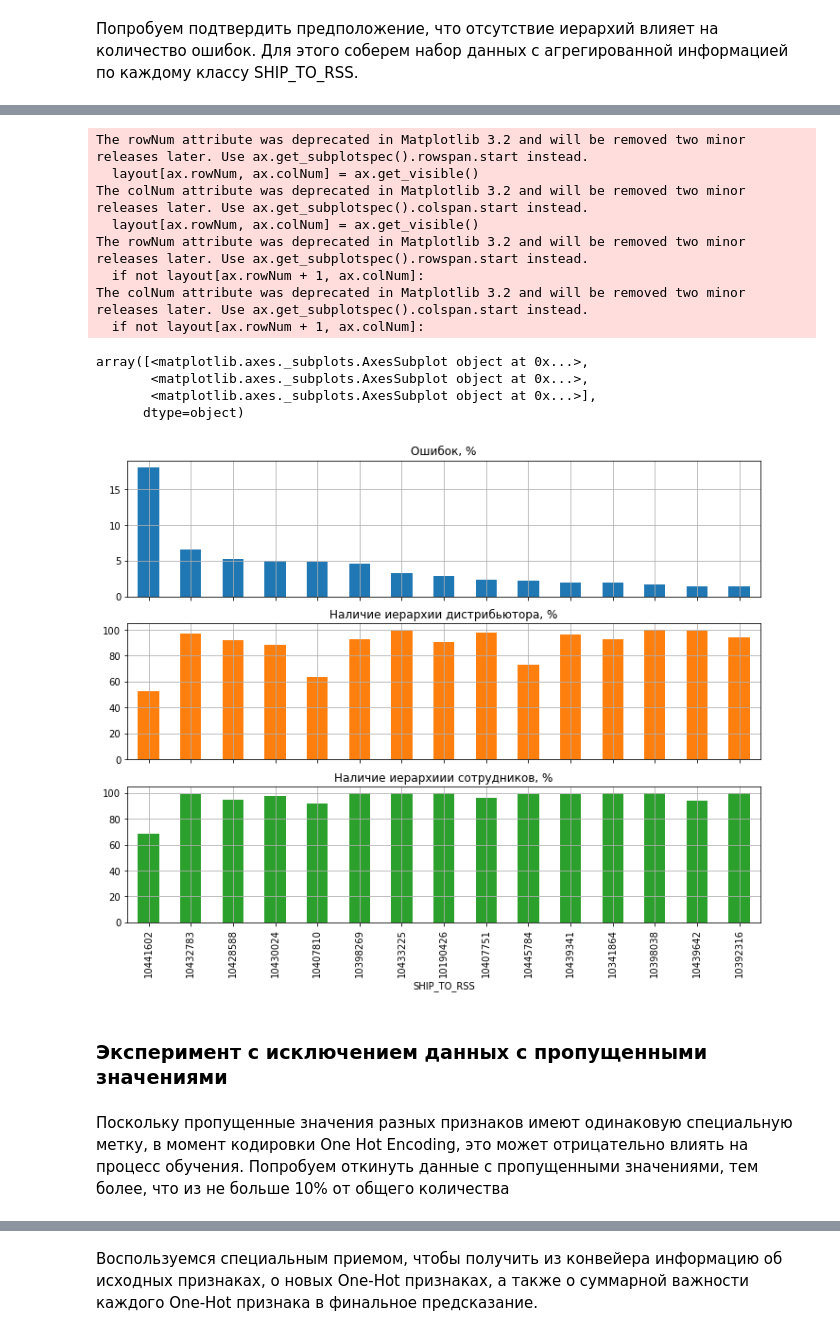
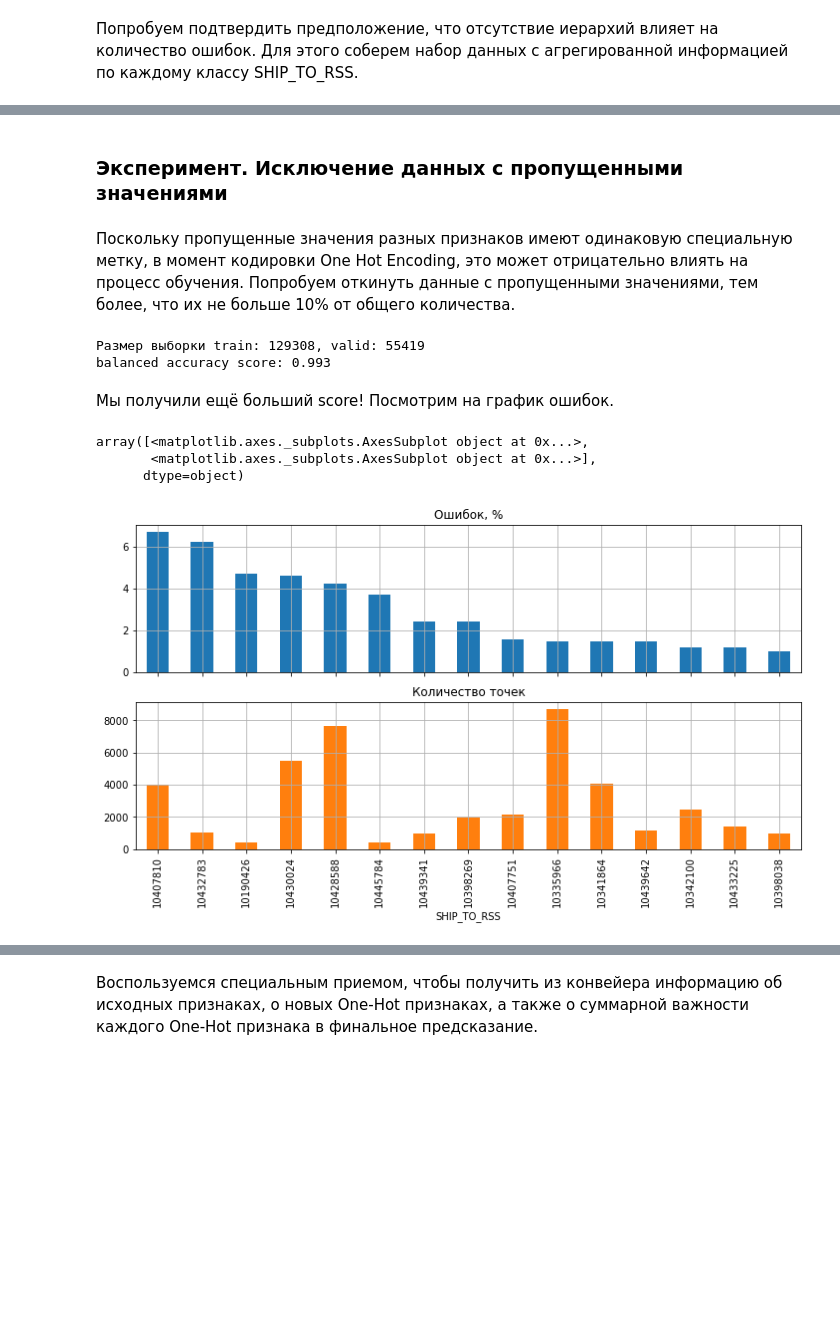
Before and after one commit to pigidser/Territory-Prediction, a Jupyter notebook: Data analysis and pre-processing.ipynb, the cells around one changed output, grey strips where cells are left out. Drawn from its saved outputs; the diff is of its cells as text; code cells hidden in the pictures; blank space fills up the shorter version.

```diff
--- a/Data analysis and pre-processing.ipynb
+++ b/Data analysis and pre-processing.ipynb
@@ -351,0 +379,2 @@ X_train, X_valid, y_train, y_valid = train_test_split(X, y, test_size=0.3, rando
+# %%
+X, y, X_train, X_valid, y_train, y_valid = get_data(drop_na=False)
@@ -379,3 +431,7 @@ y_pred = model.predict(X_valid)
+# %%
+clf = RandomForestClassifier(n_estimators=10, random_state=42, n_jobs=-1)
+model = get_pipeline(X_train, y_train, clf)
+y_pred = model.predict(X_valid)
 # %% [markdown]
 ### Выбор метрики
 # %% [markdown]
@@ -491,29 +589,31 @@ ship_to_prediction_result_df.sort_values('wrong_predicted_percentage',ascending=
+# %% [markdown]
+### Эксперимент. Исключение данных с пропущенными значениями
+# %% [markdown]
+Поскольку пропущенные значения разных признаков имеют одинаковую специальную метку, в момент кодировки One Hot Encoding, это может отрицательно влиять на процесс обучения. Попробуем откинуть данные с пропущенными значениями, тем более, что их не больше 10% от общего количества.
+# %%
+X, y, X_train, X_valid, y_train, y_valid = get_data()
+model = get_pipeline(X_train, y_train, clf)
+y_pred = model.predict(X_valid)
+print('balanced accuracy score: {:.3f}'.format(balanced_accuracy_score(y_valid, y_pred)))
+# %% [output]
+Размер выборки train: 129308, valid: 55419
+balanced accuracy score: 0.993
+# %% [markdown]
+Мы получили ещё больший score! Посмотрим на график ошибок.
+# %%
+df_prediction_result = get_prediction_result_pivot_table(X, X_train, X_valid, y_valid, hierarchy=False)
 # %%
-ship_to_prediction_result_df \
-    .loc[:,['wrong_predicted_percentage','dist_hierarchy_exists_percentage',
-            'associates_hierarchy_exists_percentage']] \
+df_prediction_result \
+    .loc[:,['wrong_predicted_percentage','test_samples_counts']] \
         .sort_values('wrong_predicted_percentage',ascending=False)[:15].plot(
             kind='bar',
             grid = True,
             subplots = True,
-            title = ['Ошибок, %','Наличие иерархии дистрибьютора, %','Наличие иерархиии сотрудников, %'],
+            title = ['Ошибок, %','Количество точек'],
             legend = False,
-            figsize=(12,9))
+            figsize=(12,6))
 # %% [output]
-The rowNum attribute was deprecated in Matplotlib 3.2 and will be removed two minor releases later. Use ax.get_subplotspec().rowspan.start instead.
-  layout[ax.rowNum, ax.colNum] = ax.get_visible()
-The colNum attribute was deprecated in Matplotlib 3.2 and will be removed two minor releases later. Use ax.get_subplotspec().colspan.start instead.
-  layout[ax.rowNum, ax.colNum] = ax.get_visible()
-The rowNum attribute was deprecated in Matplotlib 3.2 and will be removed two minor releases later. Use ax.get_subplotspec().rowspan.start instead.
-  if not layout[ax.rowNum + 1, ax.colNum]:
-The colNum attribute was deprecated in Matplotlib 3.2 and will be removed two minor releases later. Use ax.get_subplotspec().colspan.start instead.
-  if not layout[ax.rowNum + 1, ax.colNum]:
+array([<matplotlib.axes._subplots.AxesSubplot object at 0x...>,
+       <matplotlib.axes._subplots.AxesSubplot object at 0x...>],
+      dtype=object)
-array([<matplotlib.axes._subplots.AxesSubplot object at 0x...>,
-       <matplotlib.axes._subplots.AxesSubplot object at 0x...>,
-       <matplotlib.axes._subplots.AxesSubplot object at 0x...>],
-      dtype=object)
-[figure, old version]
+[figure, new version]
-# %% [markdown]
-### Эксперимент с исключением данных с пропущенными значениями
-# %% [markdown]
-Поскольку пропущенные значения разных признаков имеют одинаковую специальную метку, в момент кодировки One Hot Encoding, это может отрицательно влиять на процесс обучения. Попробуем откинуть данные с пропущенными значениями, тем более, что из не больше 10% от общего количества
```
Also changed, not shown: parts of 70 cells of this notebook.
